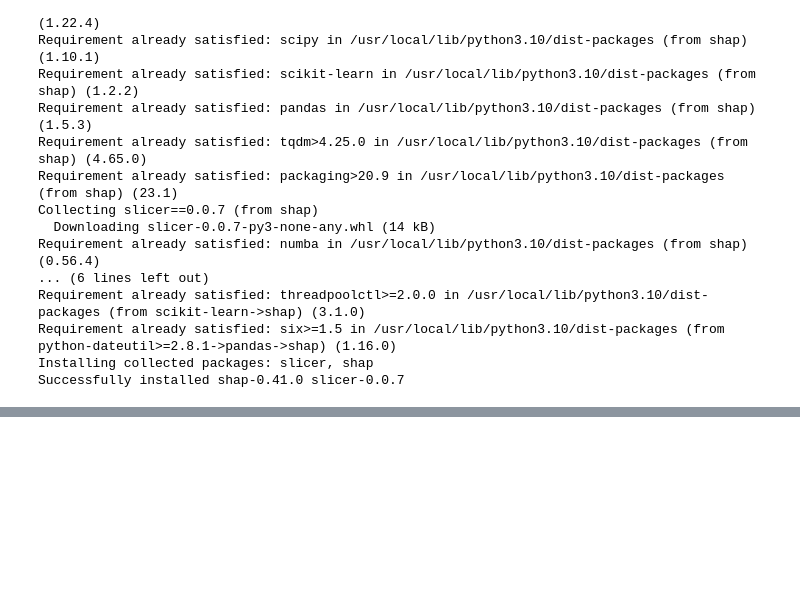
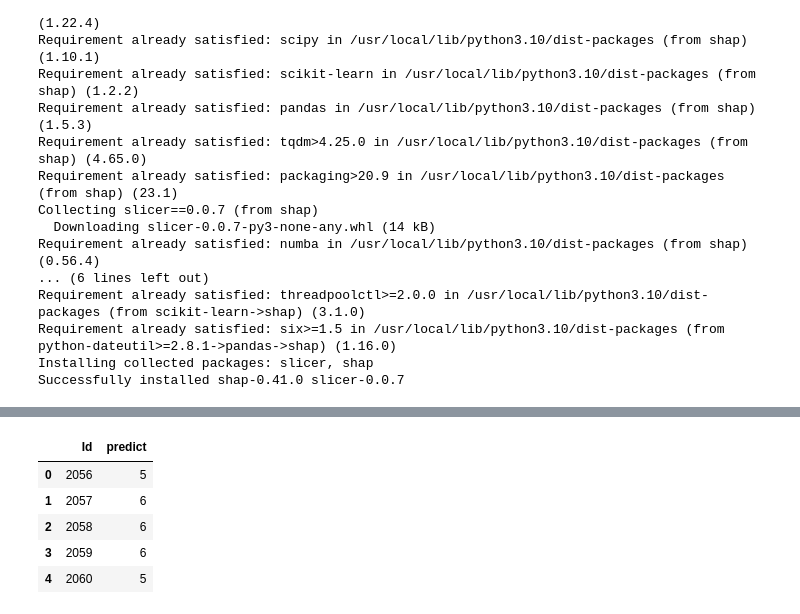
Before and after one commit to WineQualityAnalysis/WineQualityKaggle, a Jupyter notebook: Ordinal_Regression_with_Tabular_Wine_Quality_Dataset.ipynb, the cells around one changed output, grey strips where cells are left out. Saved outputs shown, nothing was run; the diff lists cells and outputs as text; code cells hidden in the pictures; blank space fills up the shorter version.

```diff
--- a/Ordinal_Regression_with_Tabular_Wine_Quality_Dataset.ipynb
+++ b/Ordinal_Regression_with_Tabular_Wine_Quality_Dataset.ipynb
@@ -374,0 +432,14 @@ shap.summary_plot(values, x_train)
+# %%
+#Finding the quality for test data given
+test_predict=rand_fc.predict(x_test_df)
+# %%
+# Prepare the Kaggle submission file|
+submission = pd.DataFrame({'Id': x_test_df1['Id'], 'predict': test_predict})
+submission.head()
+# %% [output]
+|  | Id | predict |
+| 0 | 2056 | 5 |
+| 1 | 2057 | 6 |
+| 2 | 2058 | 6 |
+| 3 | 2059 | 6 |
+| 4 | 2060 | 5 |
```
Also changed, not shown: parts of 15 cells of this notebook.
